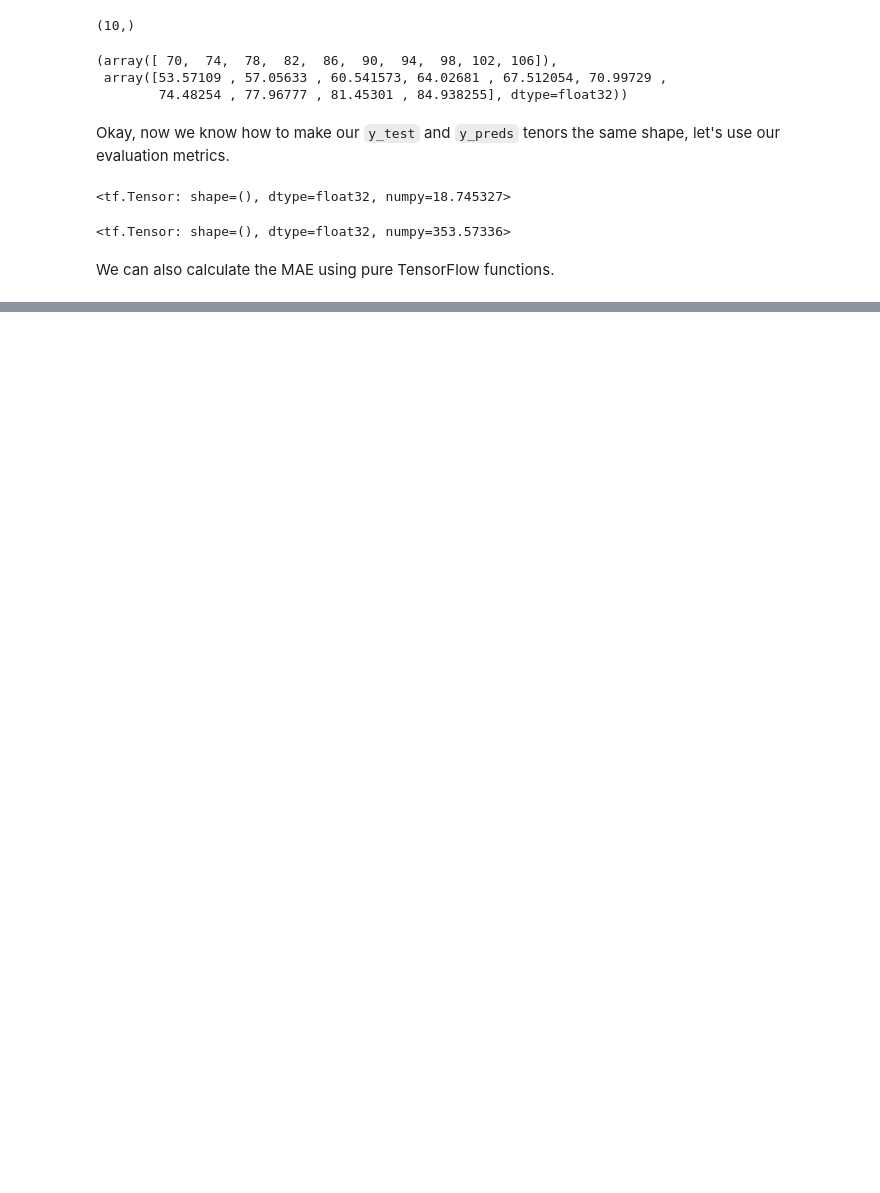
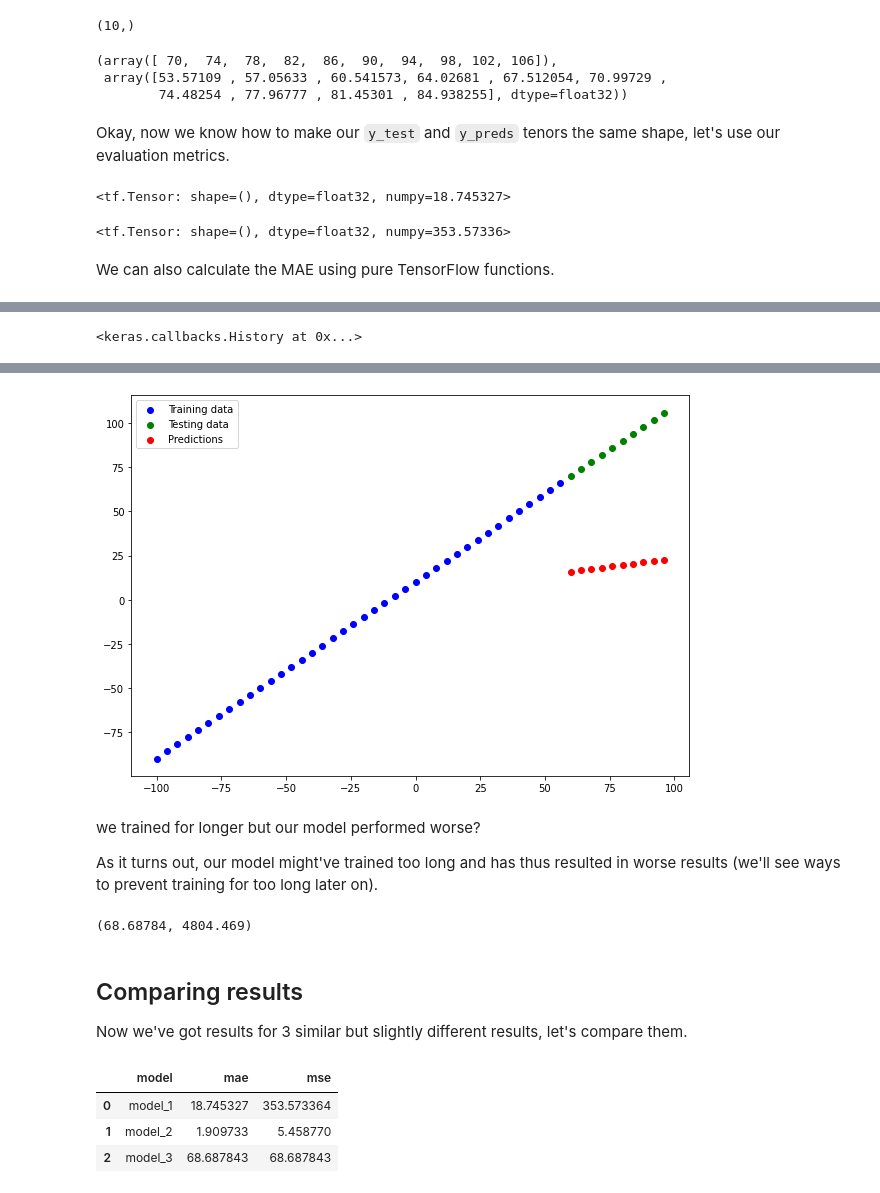
Before and after one commit to MRUTYUNJAYAMOHANTY/DATA-SCIENCE, a Jupyter notebook: TENSORFLOW/Neural_Network_Regression_TF/01_neural_network_regression_in_tensorflow.ipynb, the cells around one changed output, grey strips where cells are left out. Drawn from its saved outputs; the diff is of its cells as text; code cells hidden in the pictures; blank space fills up the shorter version.

```diff
--- a/TENSORFLOW/Neural_Network_Regression_TF/01_neural_network_regression_in_tensorflow.ipynb
+++ b/TENSORFLOW/Neural_Network_Regression_TF/01_neural_network_regression_in_tensorflow.ipynb
@@ -705,0 +844,24 @@ We can also calculate the MAE using pure TensorFlow functions.
+# %%
+# Set random seed
+tf.random.set_seed(42)
+
+# Replicate model_2
+model_3 = tf.keras.Sequential([
+  tf.keras.layers.Dense(1),
+  tf.keras.layers.Dense(1)
+])
+
+# Compile the model
+model_3.compile(loss=tf.keras.losses.mae,
+                optimizer=tf.keras.optimizers.SGD(),
+                metrics=['mae'])
+
+# Fit the model (this time for 500 epochs, not 100)
+model_3.fit(tf.expand_dims(X_train, axis=-1), y_train, epochs=500, verbose=0) # set verbose to 0 for less output
+# %% [output]
+<keras.callbacks.History at 0x...>
+# %%
+# Make and plot predictions for model_3
+y_preds_3 = model_3.predict(X_test)
+plot_predictions(predictions=y_preds_3)
+# %% [output]
@@ -705,0 +870,16 @@ We can also calculate the MAE using pure TensorFlow functions.
+[figure, added]
+# %% [markdown]
+we trained for longer but our model performed worse?
+
+As it turns out, our model might've trained too long and has thus resulted in worse results (we'll see ways to prevent training for too long later on).
+# %%
+# Calculate model_3 metrics
+mae_3 = mae(y_test, y_preds_3.squeeze()).numpy()
+mse_3 = mse(y_test, y_preds_3.squeeze()).numpy()
+mae_3, mse_3
+# %% [output]
+(68.68784, 4804.469)
+# %% [markdown]
+## Comparing results
+
+Now we've got results for 3 similar but slightly different results, let's compare them.
@@ -705,0 +890,9 @@ We can also calculate the MAE using pure TensorFlow functions.
+# %%
+import pandas as pd
+all_results = pd.DataFrame(model_results, columns=["model", "mae", "mse"])
+all_results
+# %% [output]
+|  | model | mae | mse |
+| 0 | model_1 | 18.745327 | 353.573364 |
+| 1 | model_2 | 1.909733 | 5.458770 |
+| 2 | model_3 | 68.687843 | 68.687843 |
```
Also changed, not shown: parts of 57 cells of this notebook.
